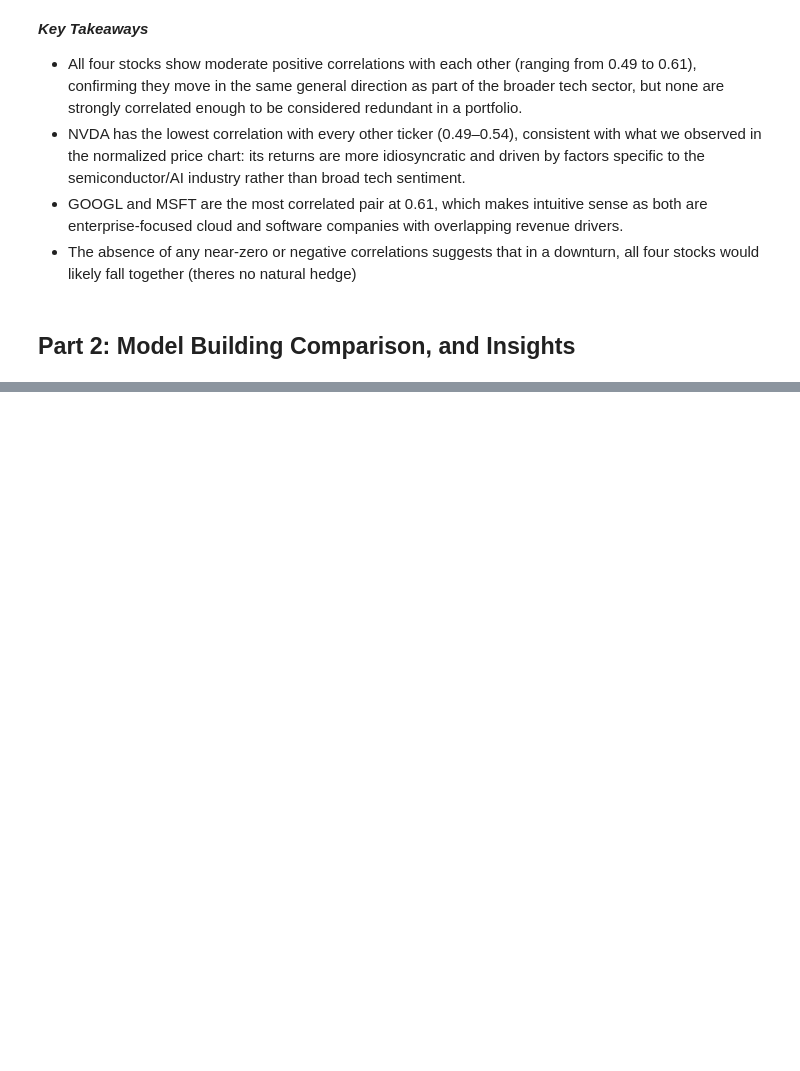
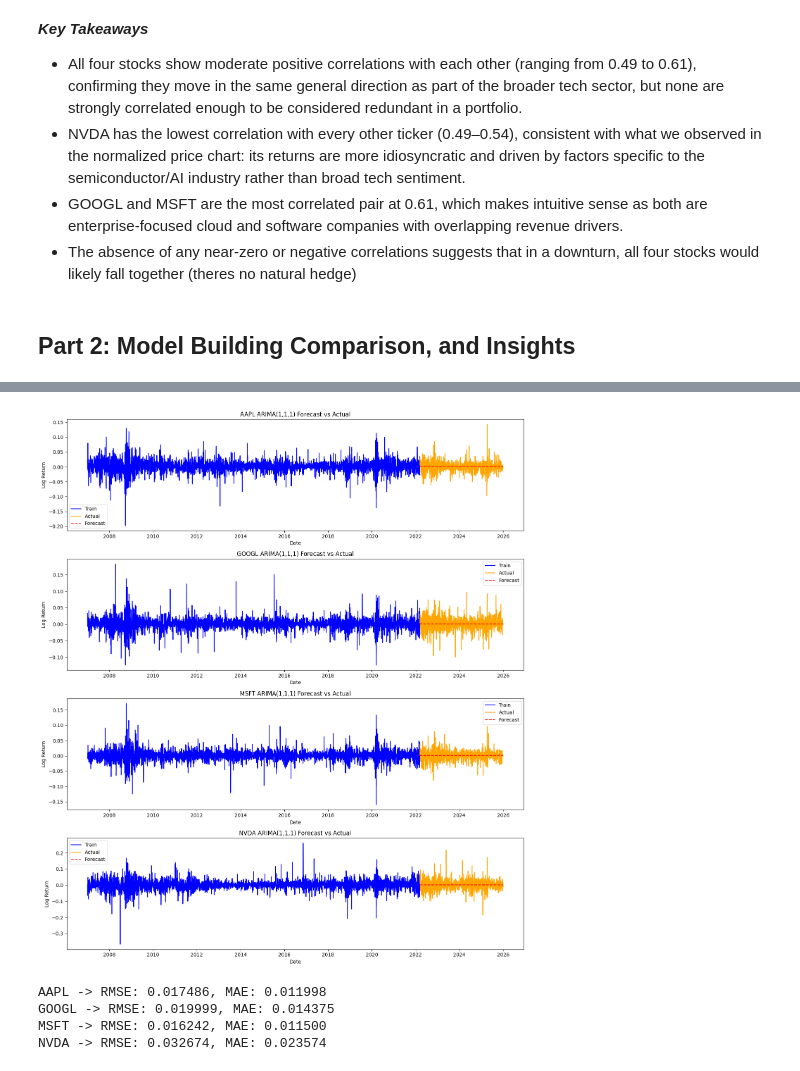
Before and after one commit to tosalam17/Quant-Time-Series-Project, a Jupyter notebook: quant-tsf.ipynb, the cells around one changed output, grey strips where cells are left out. Drawn from its saved outputs; the diff is of its cells as text; code cells hidden in the pictures; blank space fills up the shorter version.

```diff
--- a/quant-tsf.ipynb
+++ b/quant-tsf.ipynb
@@ -314,0 +432,35 @@ from neuralforecast.losses.pytorch import MAE
+# %%
+fig, axes = plt.subplots(4, 1, figsize=(14, 16))
+
+for i, tick in enumerate(tickers):
+    forecast = arima_results[tick].forecast(steps=len(test[tick]))
+
+    axes[i].plot(train[tick].index, train[tick], label='Train', color='blue')
+    axes[i].plot(test[tick].index, test[tick], label='Actual', color='orange')
+    axes[i].plot(test[tick].index, forecast, label='Forecast', color='red', linestyle='--')
+    axes[i].set_title(f'{tick} ARIMA(1,1,1) Forecast vs Actual')
+    axes[i].set_xlabel('Date')
+    axes[i].set_ylabel('Log Return')
+    axes[i].legend()
+
+plt.tight_layout()
+plt.show()
+# %% [output]
+[figure, added]
+# %%
+#step 4: Evaluation Metrics
+arima_metrics = {}
+
+for tick in tickers:
+    forecast_log = arima_results[tick].forecast(steps=len(test[tick]))
+
+    rmse = np.sqrt(mean_squared_error(test[tick], forecast_log))
+    mae = mean_absolute_error(test[tick], forecast_log)
+
+    arima_metrics[tick] = {'RMSE': rmse, 'MAE': mae}
+    print(f'{tick} -> RMSE: {rmse:.6f}, MAE: {mae:.6f}')
+# %% [output]
+AAPL -> RMSE: 0.017486, MAE: 0.011998
+GOOGL -> RMSE: 0.019999, MAE: 0.014375
+MSFT -> RMSE: 0.016242, MAE: 0.011500
+NVDA -> RMSE: 0.032674, MAE: 0.023574
```
Also changed, not shown: parts of 15 cells of this notebook.
